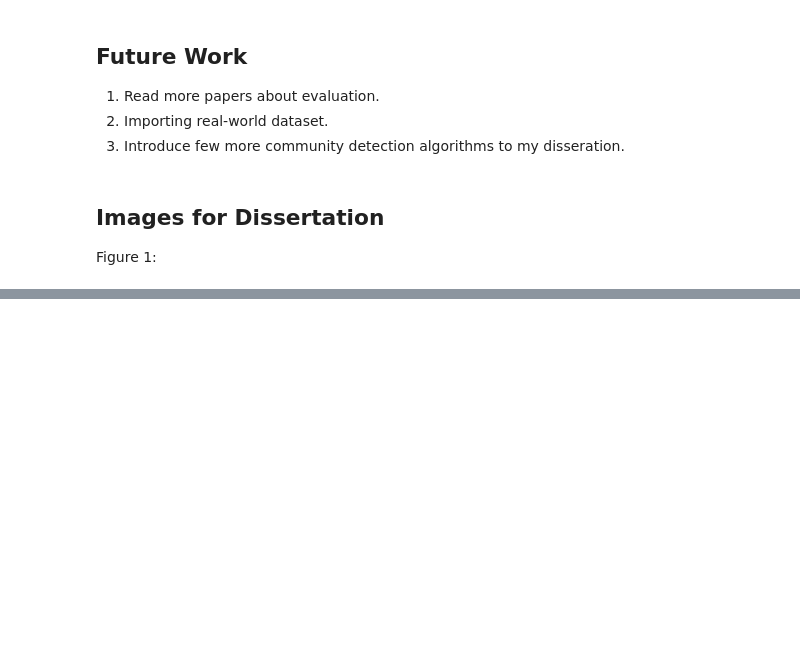
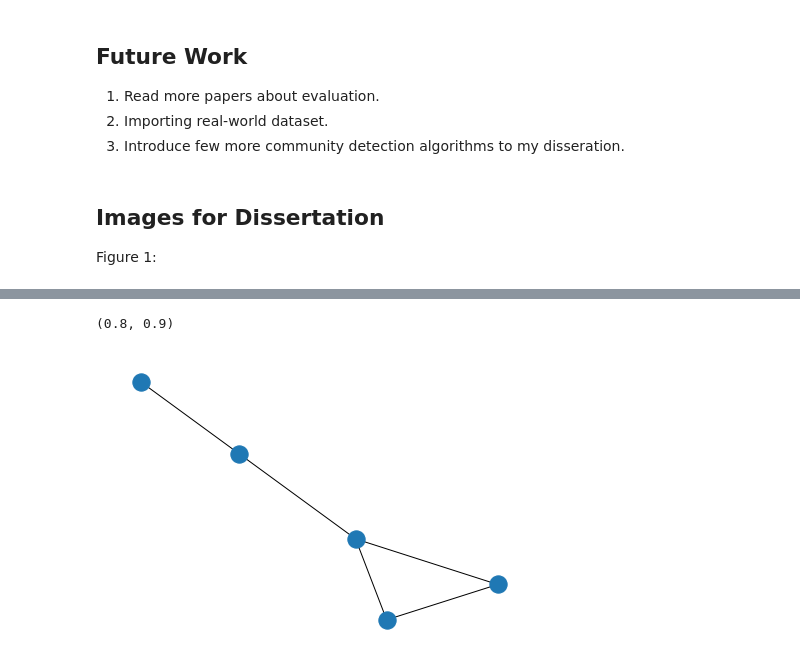
Before and after one commit to user0857/Dissertation, a Jupyter notebook: Community Detection Demo.ipynb, the cells around one changed output, grey strips where cells are left out. Saved outputs shown, nothing was run; the diff lists cells and outputs as text; code cells hidden in the pictures; blank space fills up the shorter version.

```diff
--- a/Community Detection Demo.ipynb
+++ b/Community Detection Demo.ipynb
@@ -225,0 +231,10 @@ Partition via the method is:
+# %%
+G = nx.Graph()
+G.add_nodes_from([_ for _ in range(1,6)])
+G.add_edges_from([(1,2),(1,3),(2,3),(3,4),(4,5)])
+print(nx_comm.partition_quality(G,[{1,2,3},{4,5}]))
+my_pos = nx.spring_layout(G, seed = 100)
+nx.draw(G, pos=my_pos)
+# %% [output]
+(0.8, 0.9)
+[figure, added]
```
Also changed, not shown: parts of 10 cells of this notebook, 1 other file.
